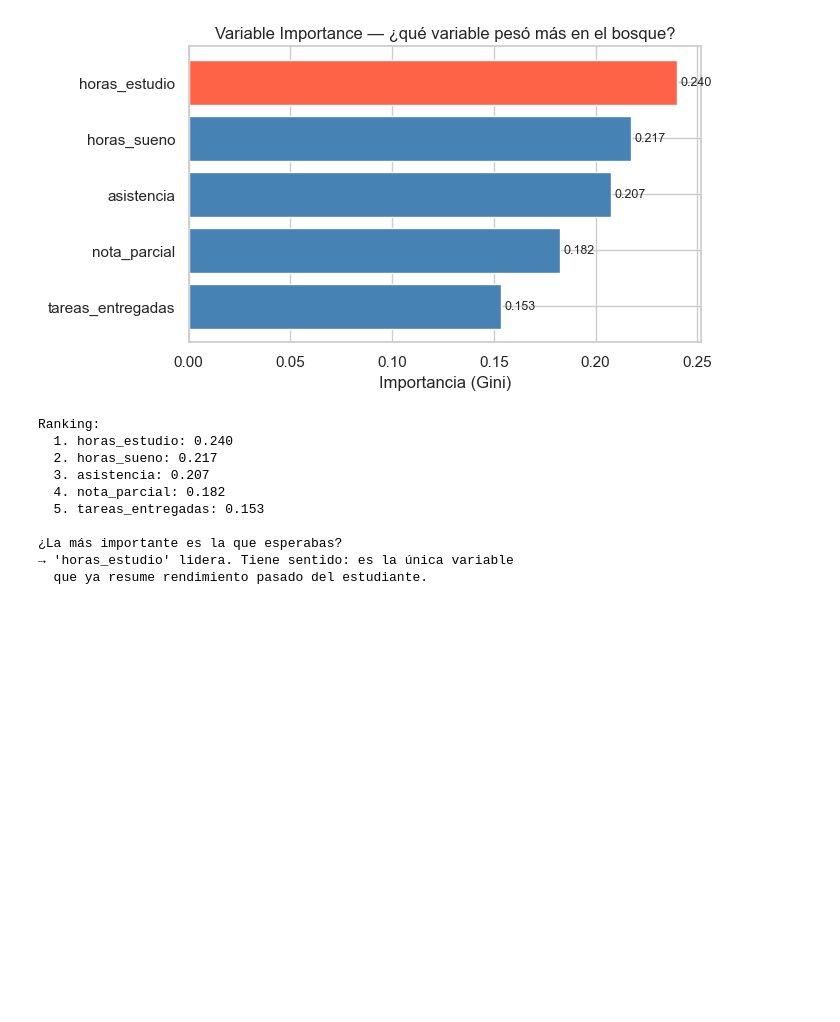
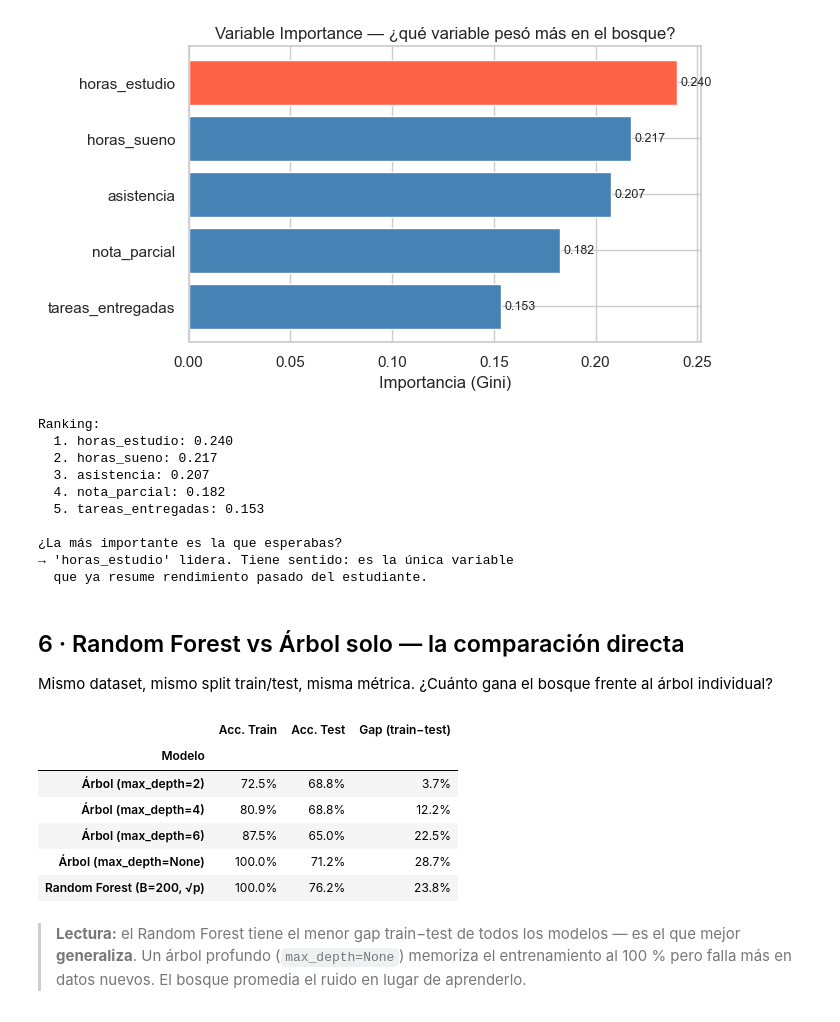
Before and after one commit to angelozdev/practical-statistics-for-data-analysis, a Jupyter notebook: notebooks/25-random-forest.ipynb, the cells around one changed output. Drawn from its saved outputs; the diff is of its cells as text; code cells hidden in the pictures; blank space fills up the shorter version.

Commit message:
feat(nb-25): add section 6 - RF vs single tree comparison table

```diff
--- a/notebooks/25-random-forest.ipynb
+++ b/notebooks/25-random-forest.ipynb
@@ -353,3 +353,47 @@ Ranking:
 ¿La más importante es la que esperabas?
 → 'horas_estudio' lidera. Tiene sentido: es la única variable
   que ya resume rendimiento pasado del estudiante.
+# %% [markdown]
+## 6 · Random Forest vs Árbol solo — la comparación directa
+
+Mismo dataset, mismo split train/test, misma métrica.
+¿Cuánto gana el bosque frente al árbol individual?
+# %%
+resultados = []
+
+for depth in [2, 4, 6, None]:
+    clf = DecisionTreeClassifier(max_depth=depth, random_state=42)
+    clf.fit(X_train, y_train)
+    resultados.append({
+        "Modelo": f"Árbol (max_depth={depth})",
+        "Acc. Train": accuracy_score(y_train, clf.predict(X_train)),
+        "Acc. Test":  accuracy_score(y_test,  clf.predict(X_test)),
+    })
+
+resultados.append({
+    "Modelo": "Random Forest (B=200, √p)",
+    "Acc. Train": accuracy_score(y_train, rf_final.predict(X_train)),
+    "Acc. Test":  accuracy_score(y_test,  rf_final.predict(X_test)),
+})
+
+df_comp = pd.DataFrame(resultados)
+df_comp["Gap (train−test)"] = df_comp["Acc. Train"] - df_comp["Acc. Test"]
+
+for col in ["Acc. Train", "Acc. Test", "Gap (train−test)"]:
+    df_comp[col] = df_comp[col].map("{:.1%}".format)
+
+df_comp.set_index("Modelo", inplace=True)
+df_comp
+# %% [output]
+|  | Acc. Train | Acc. Test | Gap (train−test) |
+| Modelo |  |  |  |
+| Árbol (max_depth=2) | 72.5% | 68.8% | 3.7% |
+| Árbol (max_depth=4) | 80.9% | 68.8% | 12.2% |
+| Árbol (max_depth=6) | 87.5% | 65.0% | 22.5% |
+| Árbol (max_depth=None) | 100.0% | 71.2% | 28.7% |
+| Random Forest (B=200, √p) | 100.0% | 76.2% | 23.8% |
+# %% [markdown]
+> **Lectura:** el Random Forest tiene el menor gap train−test de todos los modelos —
+> es el que mejor **generaliza**. Un árbol profundo (`max_depth=None`) memoriza
+> el entrenamiento al 100 % pero falla más en datos nuevos.
+> El bosque promedia el ruido en lugar de aprenderlo.
```
